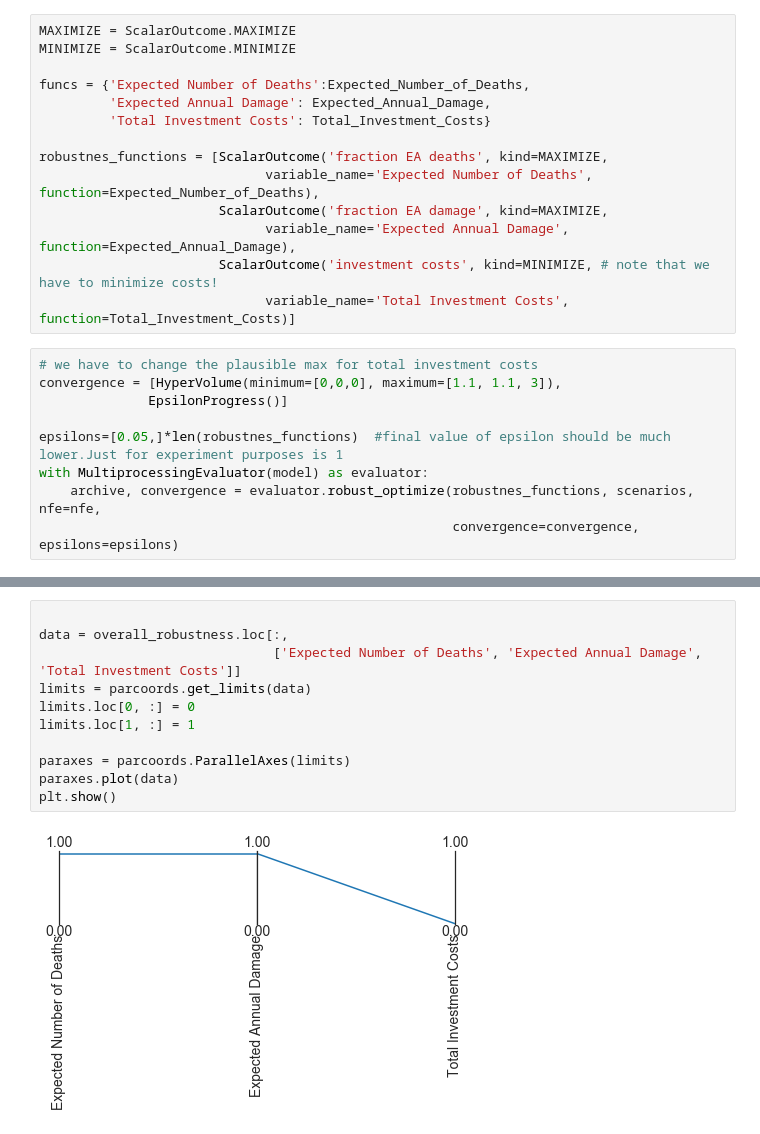
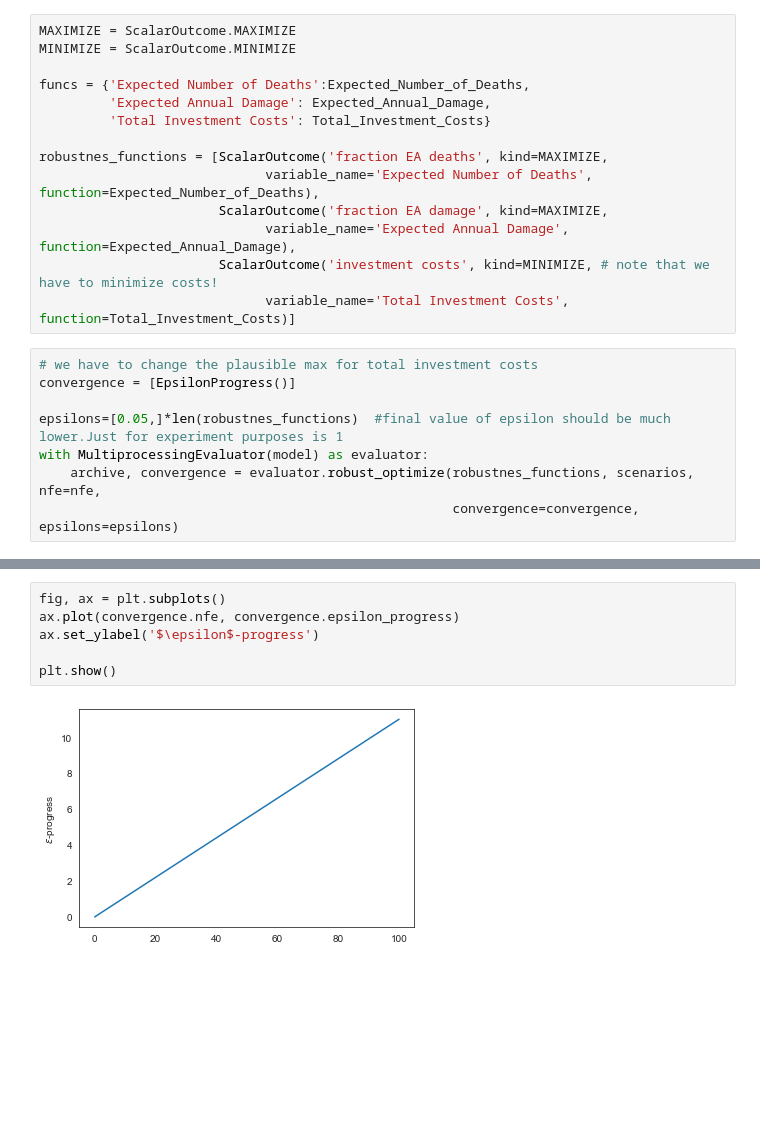
Before and after one commit to quaquel/epa141A_open, a Jupyter notebook: final assignment/Optimization Moro.ipynb, the cells around one changed output, grey strips where cells are left out. Saved outputs shown, nothing was run; the diff lists cells and outputs as text; blank space fills up the shorter version.

```diff
--- a/final assignment/Optimization Moro.ipynb
+++ b/final assignment/Optimization Moro.ipynb
@@ -282,8 +277,7 @@ robustnes_functions = [ScalarOutcome('fraction EA deaths', kind=MAXIMIZE,
                              variable_name='Total Investment Costs', function=Total_Investment_Costs)]
 # %%
 # we have to change the plausible max for total investment costs
-convergence = [HyperVolume(minimum=[0,0,0], maximum=[1.1, 1.1, 3]),
-              EpsilonProgress()]
+convergence = [EpsilonProgress()]
 
 epsilons=[0.05,]*len(robustnes_functions)  #final value of epsilon should be much lower.Just for experiment purposes is 1
 with MultiprocessingEvaluator(model) as evaluator:
@@ -395,13 +290,8 @@ overall_robustness
-# %%
-
-data = overall_robustness.loc[:,
-                              ['Expected Number of Deaths', 'Expected Annual Damage', 'Total Investment Costs']]
-limits = parcoords.get_limits(data)
-limits.loc[0, :] = 0
-limits.loc[1, :] = 1
-
-paraxes = parcoords.ParallelAxes(limits)
-paraxes.plot(data)
-plt.show()
-# %% [output]
-[figure, removed]
+# %%
+fig, ax = plt.subplots()
+ax.plot(convergence.nfe, convergence.epsilon_progress)
+ax.set_ylabel('$\epsilon$-progress')
+
+plt.show()
+# %% [output]
+[figure, added]
```
Also changed, not shown: parts of 13 cells of this notebook.
